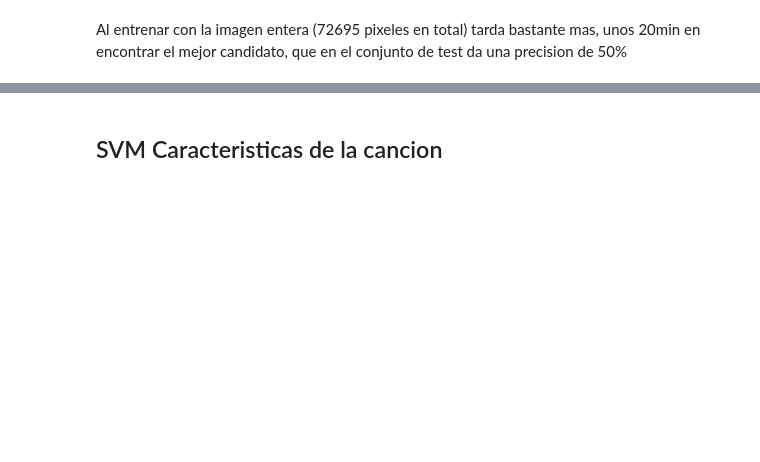
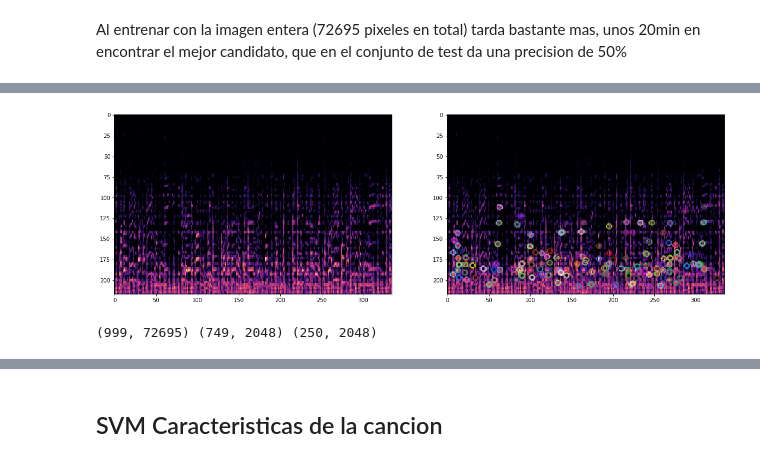
Before and after one commit to GuillermoOvejeroSanchez/Music_Genre_Classifier, a Jupyter notebook: SVM.ipynb, the cells around one changed output, grey strips where cells are left out. Saved outputs shown, nothing was run; the diff lists cells and outputs as text; code cells hidden in the pictures; blank space fills up the shorter version.

```diff
--- a/SVM.ipynb
+++ b/SVM.ipynb
@@ -395,0 +306,29 @@ Al entrenar con la imagen entera (72695 pixeles en total) tarda bastante mas, un
+# %%
+image_path = 'data/images_original/blues/blues00000.png'
+image = cv2.imread(image_path, 1)
+image = crop_borders(image)
+alg = cv2.KAZE_create()
+kps = alg.detect(image)
+
+keypoints_img = image
+keypoints_img = cv2.drawKeypoints(image,kps, keypoints_img)
+
+fig=plt.figure(figsize=(20,20))
+
+fig.add_subplot(1, 2, 1)
+image = cv2.imread(image_path, 1)
+image = crop_borders(image)
+plt.imshow(image[...,::-1])
+
+fig.add_subplot(1, 2, 2)
+plt.imshow(keypoints_img[...,::-1])
+
+plt.show()
+# %% [output]
+[figure, added]
+# %%
+X_train, X_test, y_train, y_test = train_test_split(X_KAZE, y, stratify=y)
+
+print(X.shape, X_train.shape, X_test.shape)
+# %% [output]
+(999, 72695) (749, 2048) (250, 2048)
```
Also changed, not shown: parts of 38 cells of this notebook, 1 other file.
